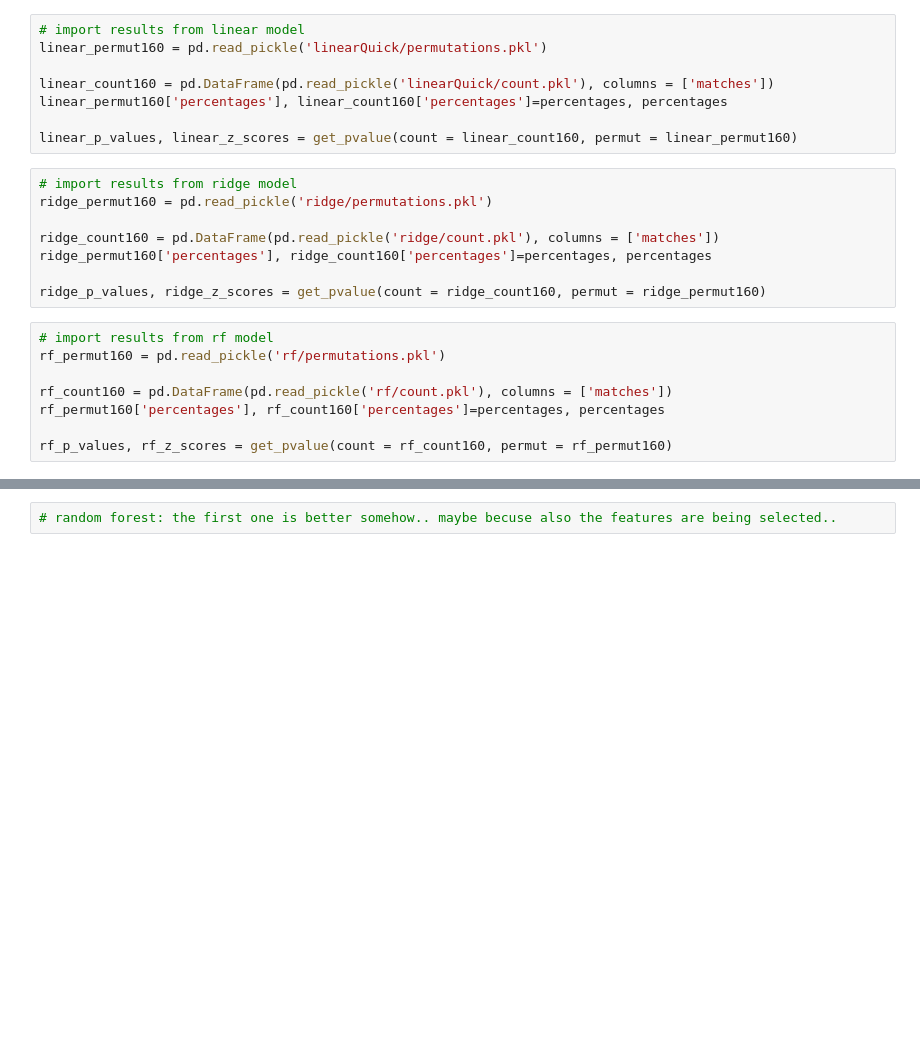
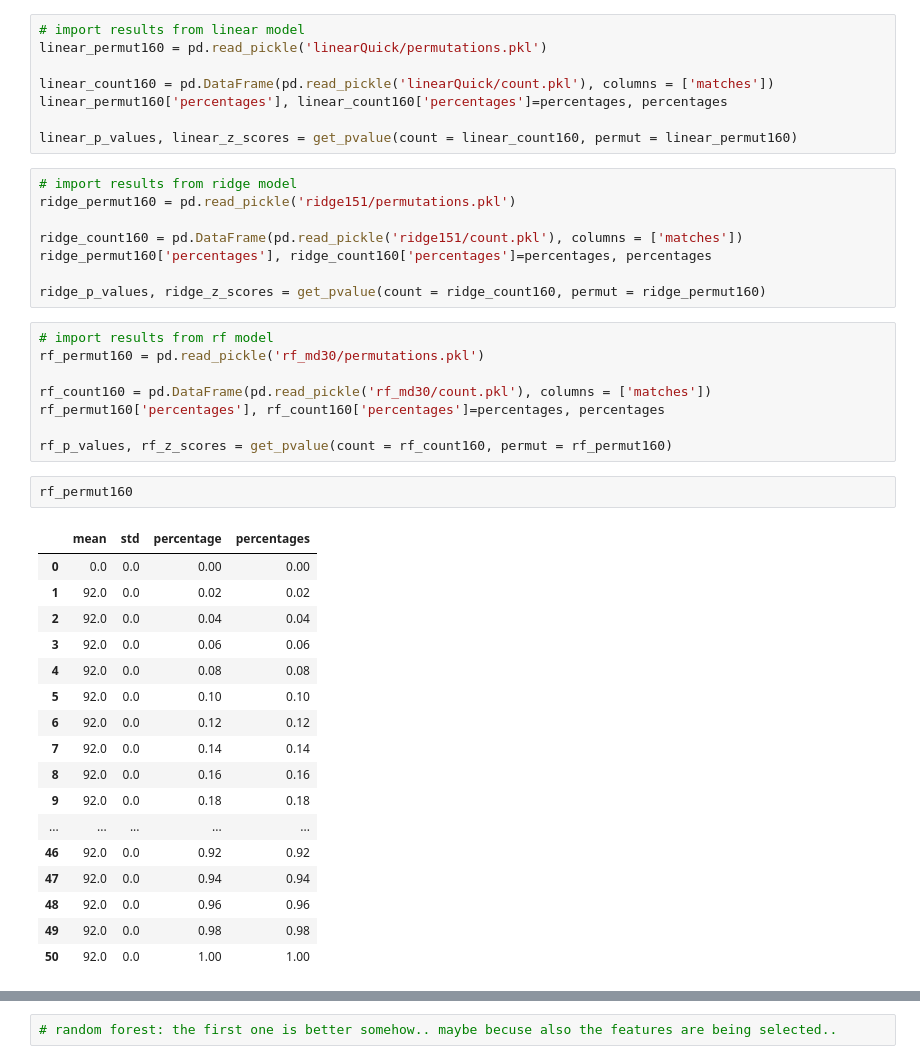
Before and after one commit to antschum/thesis, a Jupyter notebook: GeneAnalysis.ipynb, the cells around one changed output, grey strips where cells are left out. Saved outputs shown, nothing was run; the diff lists cells and outputs as text; blank space fills up the shorter version.

```diff
--- a/GeneAnalysis.ipynb
+++ b/GeneAnalysis.ipynb
@@ -58,20 +58,40 @@ linear_permut160['percentages'], linear_count160['percentages']=percentages, per
 linear_p_values, linear_z_scores = get_pvalue(count = linear_count160, permut = linear_permut160)
 # %%
 # import results from ridge model
-ridge_permut160 = pd.read_pickle('ridge/permutations.pkl')
+ridge_permut160 = pd.read_pickle('ridge151/permutations.pkl')
 
-ridge_count160 = pd.DataFrame(pd.read_pickle('ridge/count.pkl'), columns = ['matches'])
+ridge_count160 = pd.DataFrame(pd.read_pickle('ridge151/count.pkl'), columns = ['matches'])
 ridge_permut160['percentages'], ridge_count160['percentages']=percentages, percentages
 
 ridge_p_values, ridge_z_scores = get_pvalue(count = ridge_count160, permut = ridge_permut160)
 # %%
 # import results from rf model
-rf_permut160 = pd.read_pickle('rf/permutations.pkl')
+rf_permut160 = pd.read_pickle('rf_md30/permutations.pkl')
 
-rf_count160 = pd.DataFrame(pd.read_pickle('rf/count.pkl'), columns = ['matches'])
+rf_count160 = pd.DataFrame(pd.read_pickle('rf_md30/count.pkl'), columns = ['matches'])
 rf_permut160['percentages'], rf_count160['percentages']=percentages, percentages
 
 rf_p_values, rf_z_scores = get_pvalue(count = rf_count160, permut = rf_permut160)
+# %%
+rf_permut160
+# %% [output]
+|  | mean | std | percentage | percentages |
+| 0 | 0.0 | 0.0 | 0.00 | 0.00 |
+| 1 | 92.0 | 0.0 | 0.02 | 0.02 |
+| 2 | 92.0 | 0.0 | 0.04 | 0.04 |
+| 3 | 92.0 | 0.0 | 0.06 | 0.06 |
+| 4 | 92.0 | 0.0 | 0.08 | 0.08 |
+| 5 | 92.0 | 0.0 | 0.10 | 0.10 |
+| 6 | 92.0 | 0.0 | 0.12 | 0.12 |
+| 7 | 92.0 | 0.0 | 0.14 | 0.14 |
+| 8 | 92.0 | 0.0 | 0.16 | 0.16 |
+| 9 | 92.0 | 0.0 | 0.18 | 0.18 |
+| ... | ... | ... | ... | ... |
+| 46 | 92.0 | 0.0 | 0.92 | 0.92 |
+| 47 | 92.0 | 0.0 | 0.94 | 0.94 |
+| 48 | 92.0 | 0.0 | 0.96 | 0.96 |
+| 49 | 92.0 | 0.0 | 0.98 | 0.98 |
+| 50 | 92.0 | 0.0 | 1.00 | 1.00 |
 # %%
 ax = sns.lineplot(x = percentages[1:-1], y = pls_p_values, label = 'pls')
 #sns.lineplot(x = percentages[1:-1], y = pca_p_values, label = 'pca')
```
Also changed, not shown: parts of 2 cells of this notebook, 3 other files.
